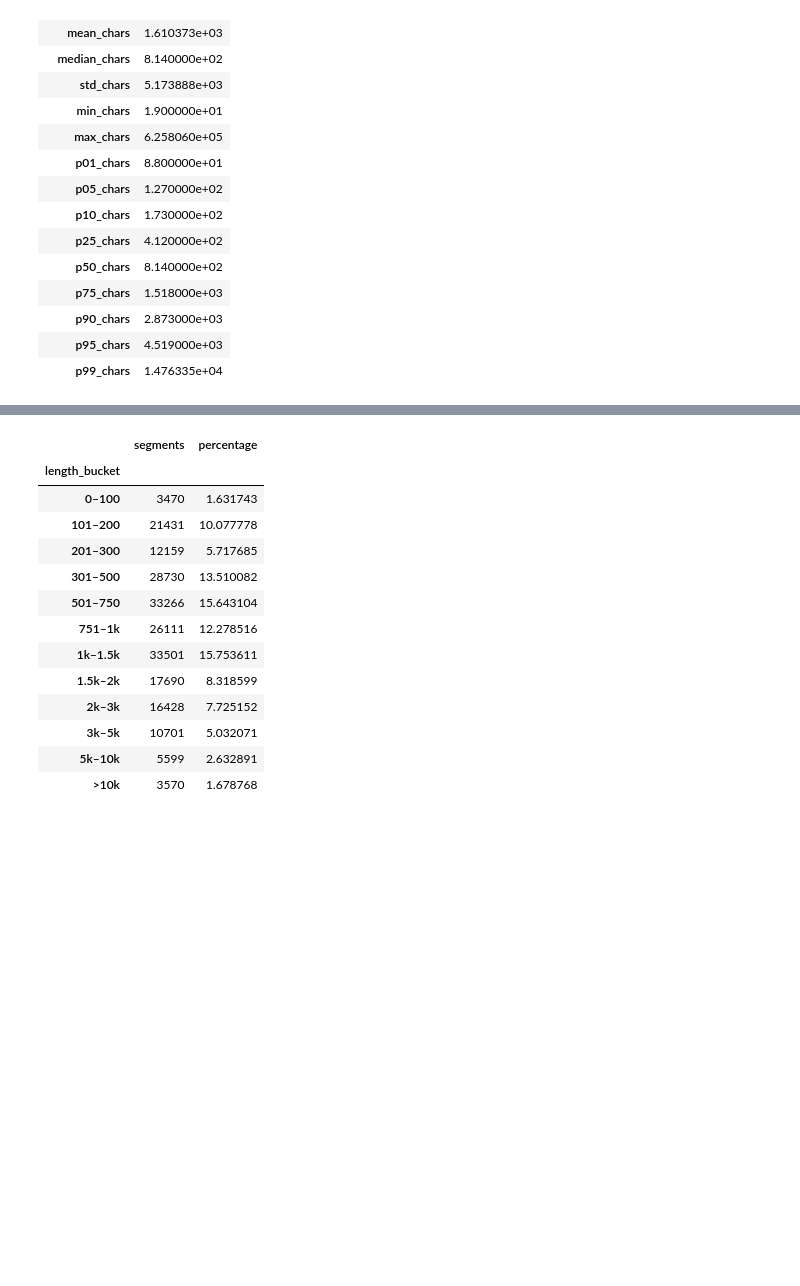
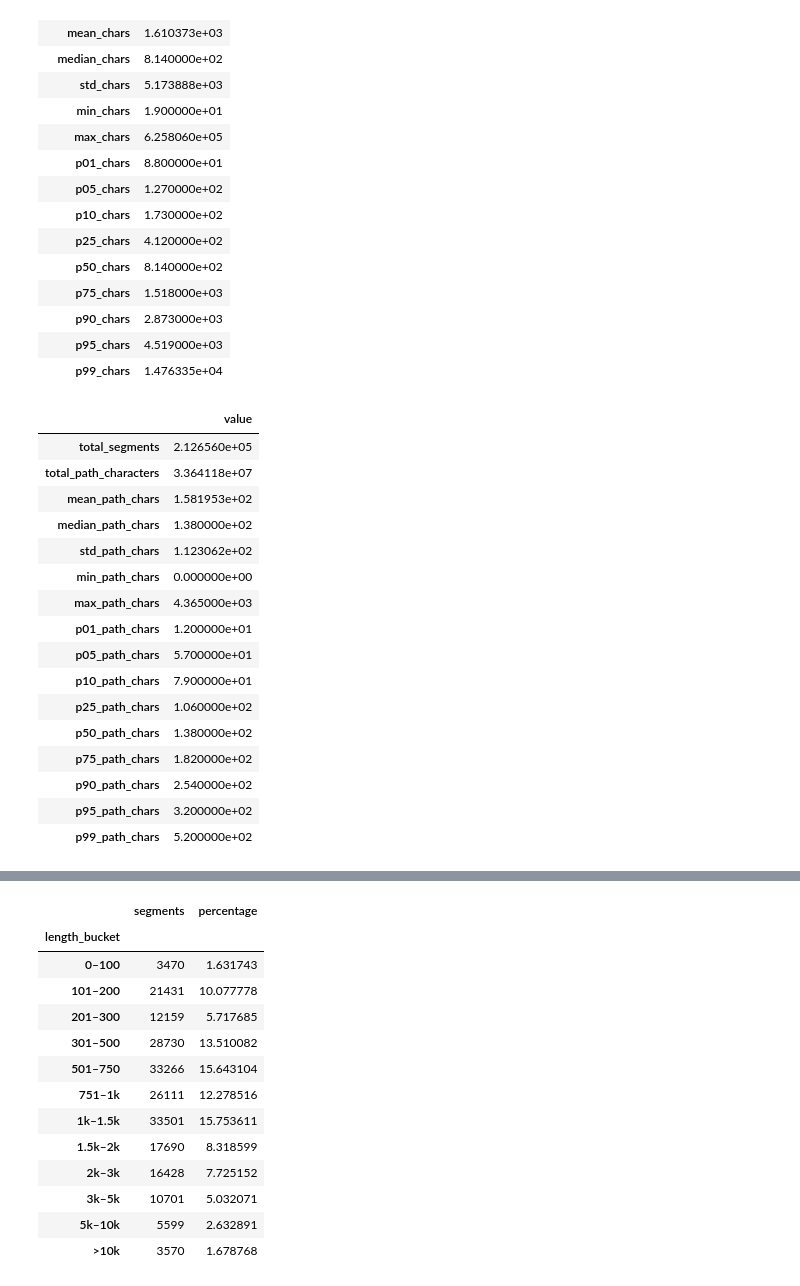
Before and after one commit to anhduc1526/DSC-preprocessing, a Jupyter notebook: segment_length_evaluation.ipynb, the cells around one changed output, grey strips where cells are left out. Cells and saved outputs as stored; diff of their text form; code cells hidden in the pictures; blank space fills up the shorter version.

```diff
--- a/segment_length_evaluation.ipynb
+++ b/segment_length_evaluation.ipynb
@@ -180,3 +208,45 @@ display(summary.to_frame('value'))
 | p90_chars | 2.873000e+03 |
 | p95_chars | 4.519000e+03 |
 | p99_chars | 1.476335e+04 |
+# %%
+# Thống kê độ dài path (phần nằm trước dấu |). Nếu không có | thì path rỗng.
+path_length = df['path_char_length']
+
+path_summary = pd.Series({
+    'total_segments': len(df),
+    'total_path_characters': int(path_length.sum()),
+    'mean_path_chars': path_length.mean(),
+    'median_path_chars': path_length.median(),
+    'std_path_chars': path_length.std(),
+    'min_path_chars': path_length.min(),
+    'max_path_chars': path_length.max(),
+    'p01_path_chars': path_length.quantile(.01),
+    'p05_path_chars': path_length.quantile(.05),
+    'p10_path_chars': path_length.quantile(.10),
+    'p25_path_chars': path_length.quantile(.25),
+    'p50_path_chars': path_length.quantile(.50),
+    'p75_path_chars': path_length.quantile(.75),
+    'p90_path_chars': path_length.quantile(.90),
+    'p95_path_chars': path_length.quantile(.95),
+    'p99_path_chars': path_length.quantile(.99),
+})
+
+display(path_summary.to_frame('value'))
+# %% [output]
+|  | value |
+| total_segments | 2.126560e+05 |
+| total_path_characters | 3.364118e+07 |
+| mean_path_chars | 1.581953e+02 |
+| median_path_chars | 1.380000e+02 |
+| std_path_chars | 1.123062e+02 |
+| min_path_chars | 0.000000e+00 |
+| max_path_chars | 4.365000e+03 |
+| p01_path_chars | 1.200000e+01 |
+| p05_path_chars | 5.700000e+01 |
+| p10_path_chars | 7.900000e+01 |
+| p25_path_chars | 1.060000e+02 |
+| p50_path_chars | 1.380000e+02 |
+| p75_path_chars | 1.820000e+02 |
+| p90_path_chars | 2.540000e+02 |
+| p95_path_chars | 3.200000e+02 |
+| p99_path_chars | 5.200000e+02 |
```
Also changed, not shown: parts of 8 cells of this notebook.
